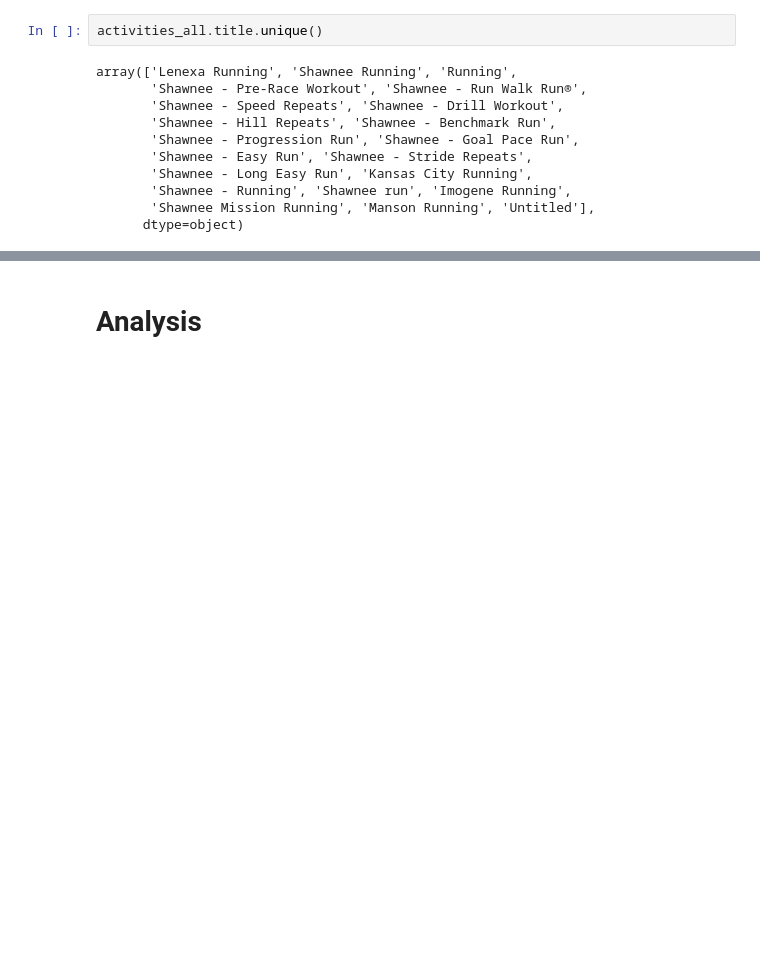
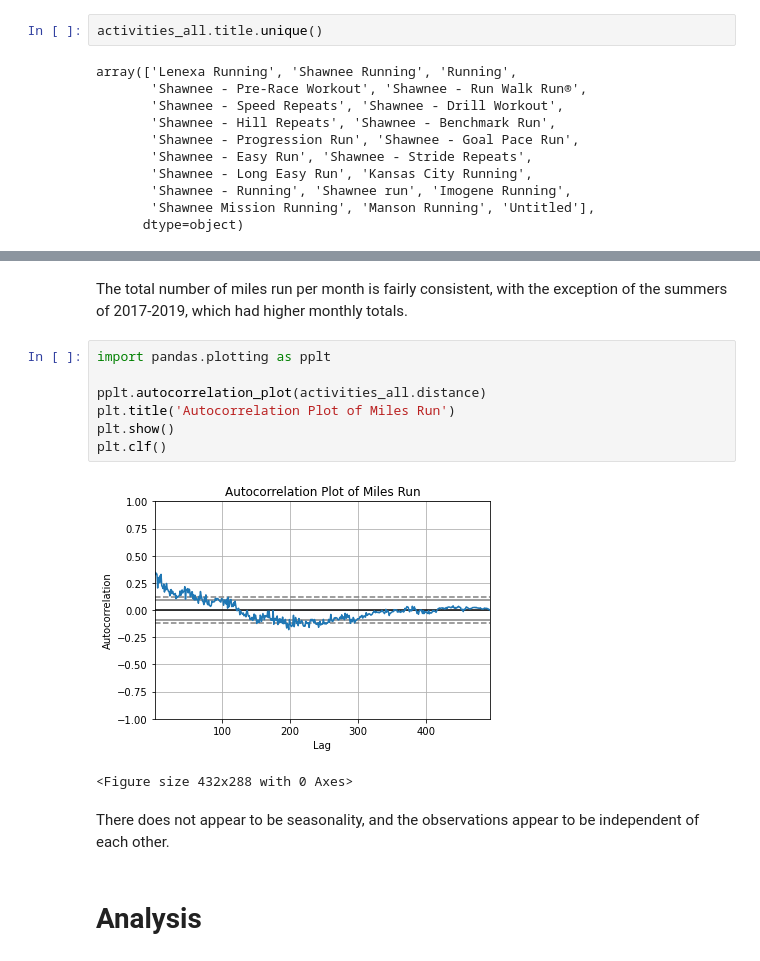
Before and after one commit to bethharvey/Inference-Final-Project, a Jupyter notebook: Inference Final Project.ipynb, the cells around one changed output, grey strips where cells are left out. Saved outputs shown, nothing was run; the diff lists cells and outputs as text; blank space fills up the shorter version.

```diff
--- a/Inference Final Project.ipynb
+++ b/Inference Final Project.ipynb
@@ -192,3 +223,17 @@ plt.clf()
+# %% [markdown]
+The total number of miles run per month is fairly consistent, with the exception of the summers of 2017-2019, which had higher monthly totals.
+# %%
+import pandas.plotting as pplt
+
+pplt.autocorrelation_plot(activities_all.distance)
+plt.title('Autocorrelation Plot of Miles Run')
+plt.show()
+plt.clf()
+# %% [output]
+[figure, added]
+<Figure size 432x288 with 0 Axes>
+# %% [markdown]
+There does not appear to be seasonality, and the observations appear to be independent of each other.
 # %% [markdown]
 # Analysis
 # %% [markdown]
```
Also changed, not shown: parts of 17 cells of this notebook.
